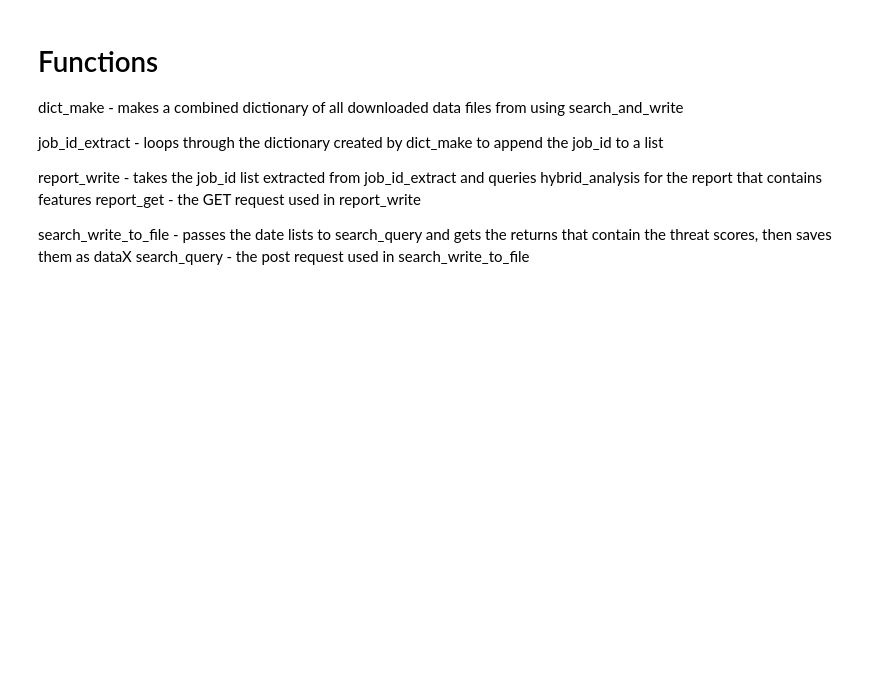
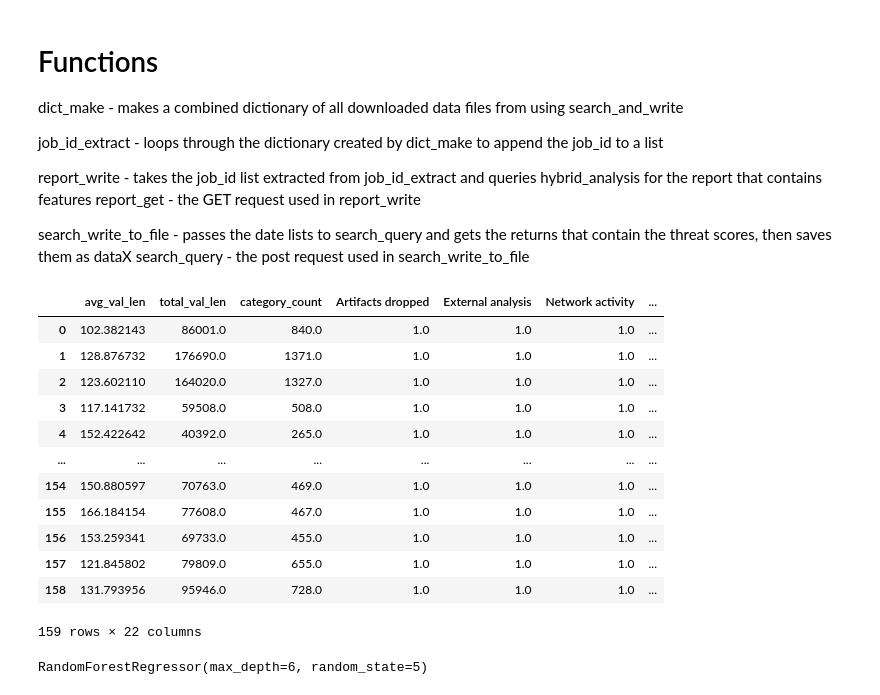
Before and after one commit to bdjulian/url-classification, a Jupyter notebook: url-classification/hybrid-analysis.ipynb, the cells around one changed output. Drawn from its saved outputs; the diff is of its cells as text; code cells hidden in the pictures; blank space fills up the shorter version.

```diff
--- a/url-classification/hybrid-analysis.ipynb
+++ b/url-classification/hybrid-analysis.ipynb
@@ -206,0 +462,2 @@ len(rep['response']['Event']['Attribute'])
+# %%
+target.name = 'target'
@@ -206,0 +479,2 @@ len(rep['response']['Event']['Attribute'])
+# %%
+df = df.join(target, 'job_id')
@@ -239,3 +581,21 @@ report_get - the GET request used in report_write
 
 search_write_to_file - passes the date lists to search_query and gets the returns that contain the threat scores, then saves them as dataX
 search_query - the post request used in search_write_to_file
+# %%
+df = df.drop(columns = 'job_id')
+# %%
+df
+# %% [output]
+|  | avg_val_len | total_val_len | category_count | Artifacts dropped | External analysis | Network activity | ... |
+| 0 | 102.382143 | 86001.0 | 840.0 | 1.0 | 1.0 | 1.0 | ... |
+| 1 | 128.876732 | 176690.0 | 1371.0 | 1.0 | 1.0 | 1.0 | ... |
+| 2 | 123.602110 | 164020.0 | 1327.0 | 1.0 | 1.0 | 1.0 | ... |
+| 3 | 117.141732 | 59508.0 | 508.0 | 1.0 | 1.0 | 1.0 | ... |
+| 4 | 152.422642 | 40392.0 | 265.0 | 1.0 | 1.0 | 1.0 | ... |
+| ... | ... | ... | ... | ... | ... | ... | ... |
+| 154 | 150.880597 | 70763.0 | 469.0 | 1.0 | 1.0 | 1.0 | ... |
+| 155 | 166.184154 | 77608.0 | 467.0 | 1.0 | 1.0 | 1.0 | ... |
+| 156 | 153.259341 | 69733.0 | 455.0 | 1.0 | 1.0 | 1.0 | ... |
+| 157 | 121.845802 | 79809.0 | 655.0 | 1.0 | 1.0 | 1.0 | ... |
+| 158 | 131.793956 | 95946.0 | 728.0 | 1.0 | 1.0 | 1.0 | ... |
+159 rows × 22 columns
@@ -241,0 +609,4 @@ search_query - the post request used in search_write_to_file
+# %%
+rfr.fit(X_train, y_train)
+# %% [output]
+RandomForestRegressor(max_depth=6, random_state=5)
```
Also changed, not shown: parts of 26 cells of this notebook, 1 other file.
